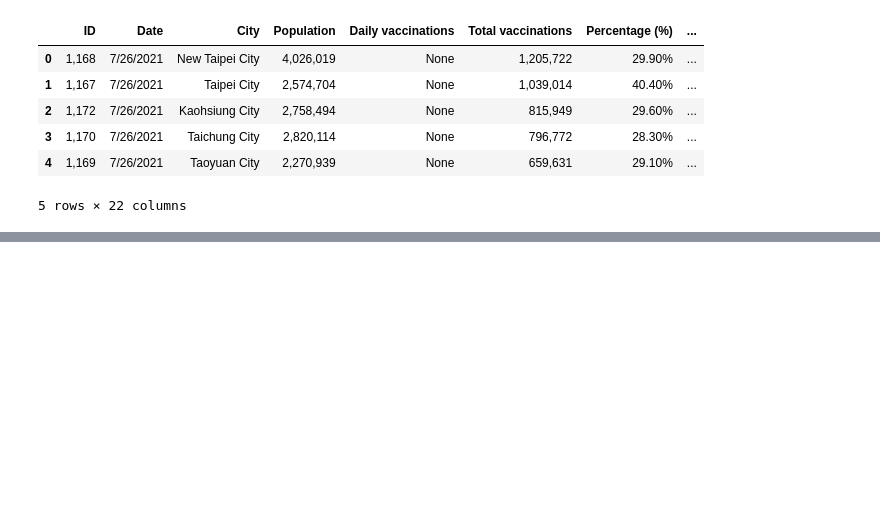
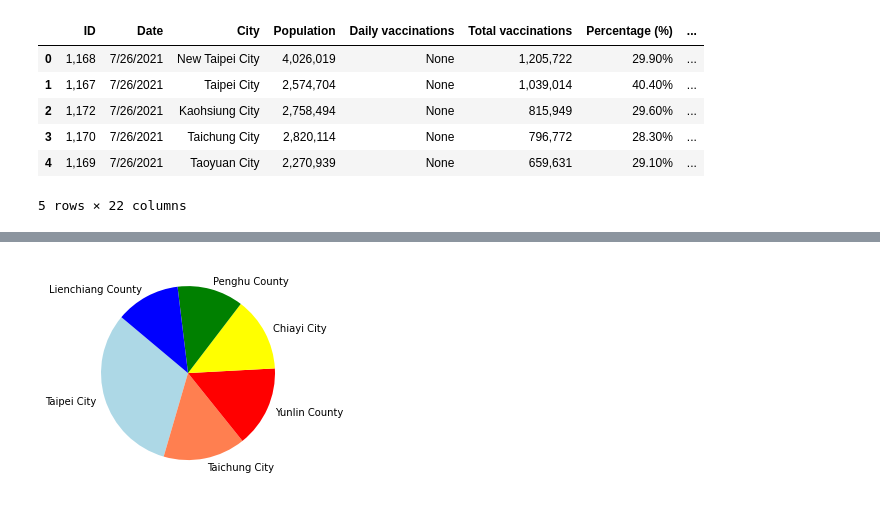
Before and after one commit to Joannie/teacherDemo, a Jupyter notebook: covidTest.ipynb, the cells around one changed output, grey strips where cells are left out. Cells and saved outputs as stored; diff of their text form; code cells hidden in the pictures; blank space fills up the shorter version.

```diff
--- a/covidTest.ipynb
+++ b/covidTest.ipynb
@@ -12,0 +123,7 @@ df.head()
+# %%
+labels = vaccine_AZ_above18_city['City'].unique()
+colors = ['lightblue','coral', 'red', 'yellow', 'green', 'blue']
+plt.pie(AZ_high_city['Percentage (AZ,%)'], labels=labels, colors=colors, autopct='$'startangle=140)
+plt.show()
+# %% [output]
+[figure, added]
```
Also changed, not shown: parts of 8 cells of this notebook.
